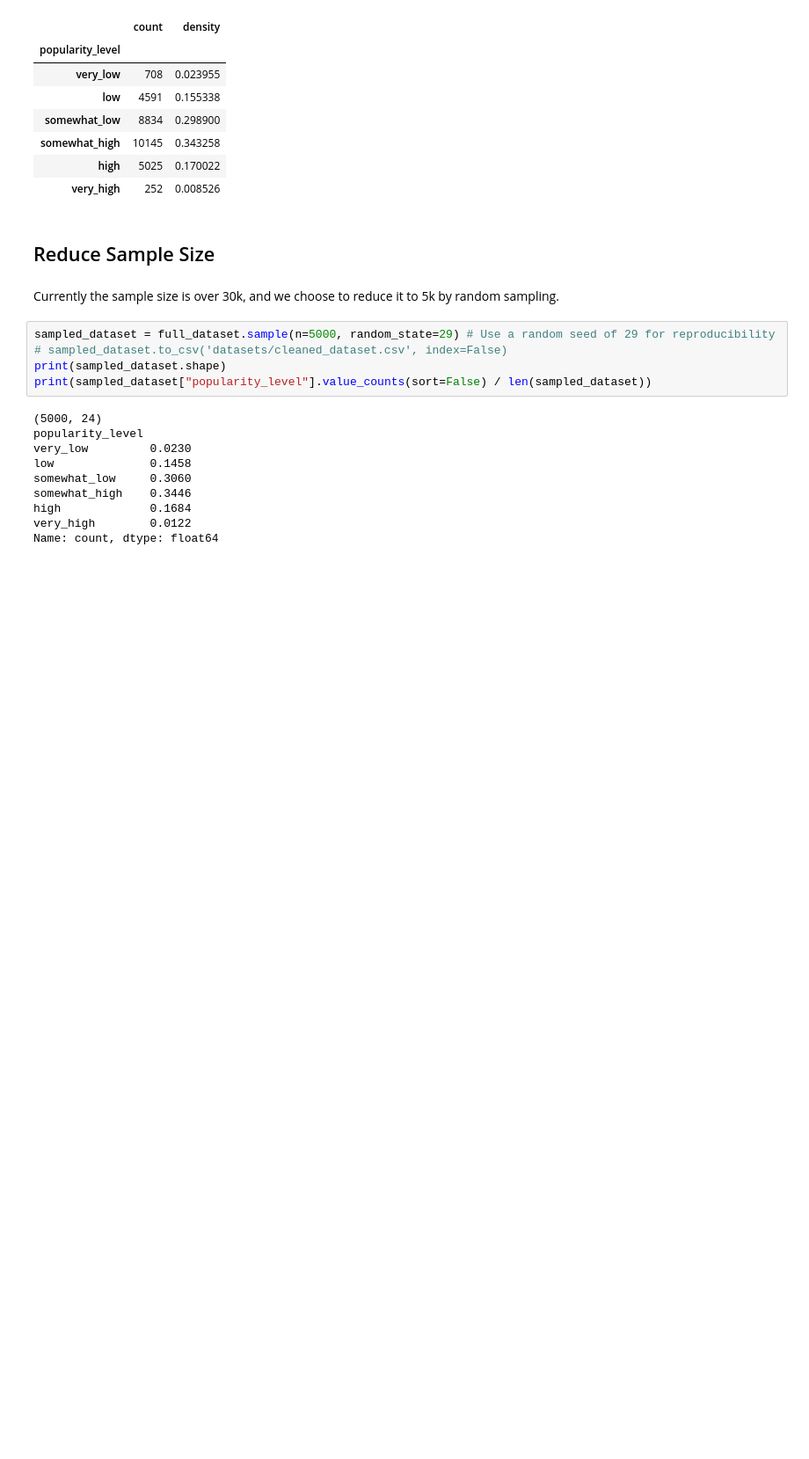
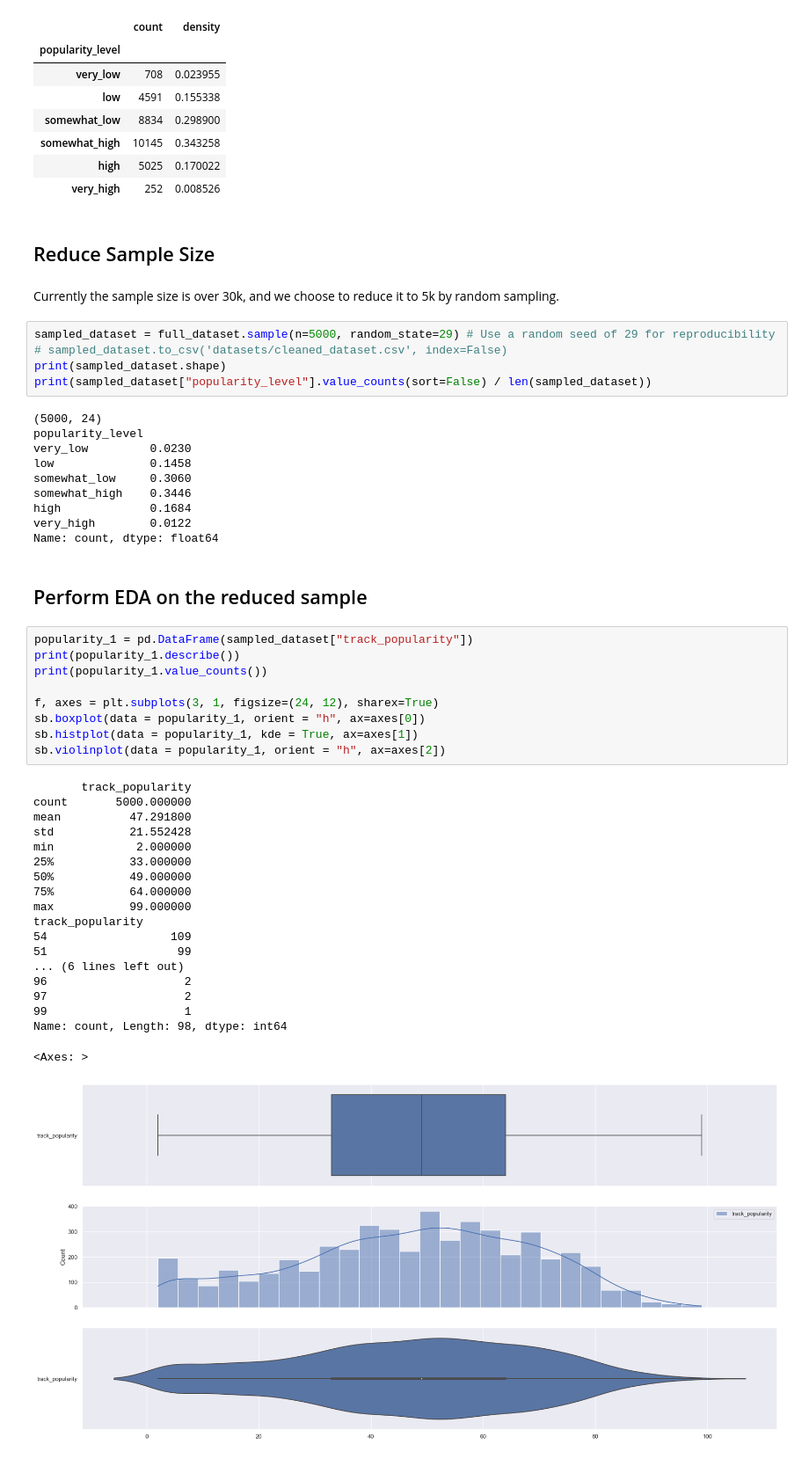
Before and after one commit to SC1015Group3/sc1015_mini_project, a Jupyter notebook: project.ipynb, the cells around one changed output. Shown at 88% size. Drawn from its saved outputs; the diff is of its cells as text; blank space fills up the shorter version.

Commit message:
perform eda on reduced sample

```diff
--- a/project.ipynb
+++ b/project.ipynb
@@ -176,3 +178,34 @@ somewhat_high    0.3446
 high             0.1684
 very_high        0.0122
 Name: count, dtype: float64
+# %% [markdown]
+## Perform EDA on the reduced sample
+# %%
+popularity_1 = pd.DataFrame(sampled_dataset["track_popularity"])
+print(popularity_1.describe())
+print(popularity_1.value_counts())
+
+f, axes = plt.subplots(3, 1, figsize=(24, 12), sharex=True)
+sb.boxplot(data = popularity_1, orient = "h", ax=axes[0])
+sb.histplot(data = popularity_1, kde = True, ax=axes[1])
+sb.violinplot(data = popularity_1, orient = "h", ax=axes[2])
+# %% [output]
+       track_popularity
+count       5000.000000
+mean          47.291800
+std           21.552428
+min            2.000000
+25%           33.000000
+50%           49.000000
+75%           64.000000
+max           99.000000
+track_popularity
+54                  109
+51                   99
+... (6 lines left out)
+96                    2
+97                    2
+99                    1
+Name: count, Length: 98, dtype: int64
+<Axes: >
+[figure, added]
```
Also changed, not shown: parts of 2 cells of this notebook.
